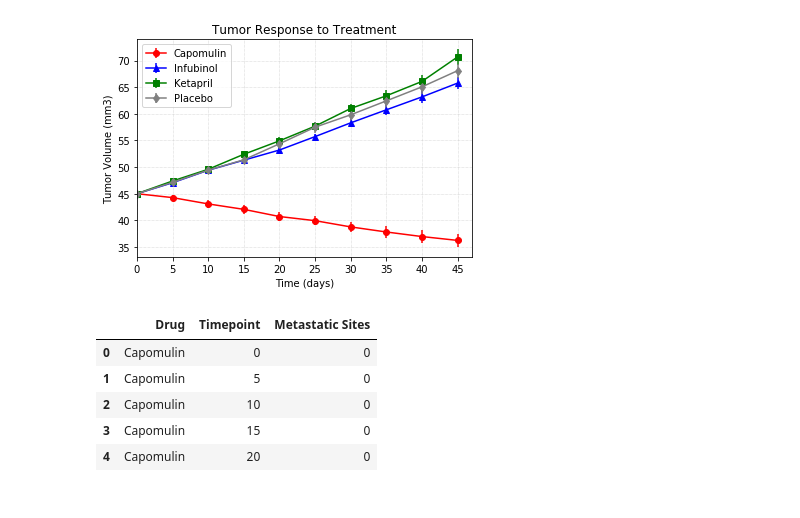
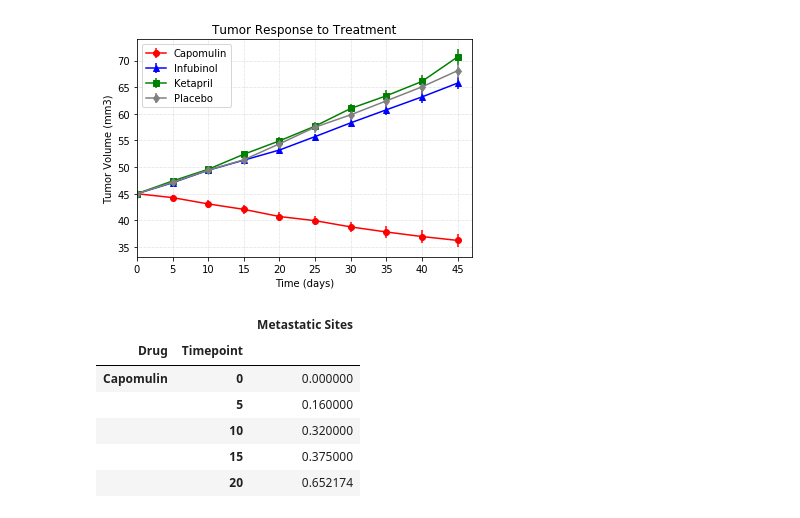
Before and after one commit to kiranbabuk/Unit5MatplotlibAssignment, a Jupyter notebook: PymaceuticalsAnalysis.ipynb, the cells around one changed output. Saved outputs shown, nothing was run; the diff lists cells and outputs as text; code cells hidden in the pictures.

```diff
--- a/PymaceuticalsAnalysis.ipynb
+++ b/PymaceuticalsAnalysis.ipynb
@@ -158,14 +158,15 @@ plt.show()
 [figure]
 # %%
 # Convert to DataFrame
-meta_sites_df = clinical_mouse.loc[:,['Drug', 'Timepoint', 'Metastatic Sites']]
+Timepoint_response =  clinical_mouse.groupby(['Drug','Timepoint']).mean()[['Metastatic Sites']]
 
 # Preview DataFrame
-meta_sites_df.head()
+Timepoint_response.head()
 # %% [output]
-|  | Drug | Timepoint | Metastatic Sites |
-| 0 | Capomulin | 0 | 0 |
-| 1 | Capomulin | 5 | 0 |
-| 2 | Capomulin | 10 | 0 |
-| 3 | Capomulin | 15 | 0 |
-| 4 | Capomulin | 20 | 0 |
+|  |  | Metastatic Sites |
+| Drug | Timepoint |  |
+| Capomulin | 0 | 0.000000 |
+|  | 5 | 0.160000 |
+|  | 10 | 0.320000 |
+|  | 15 | 0.375000 |
+|  | 20 | 0.652174 |
```
Also changed, not shown: parts of 11 cells of this notebook, 1 other file.
